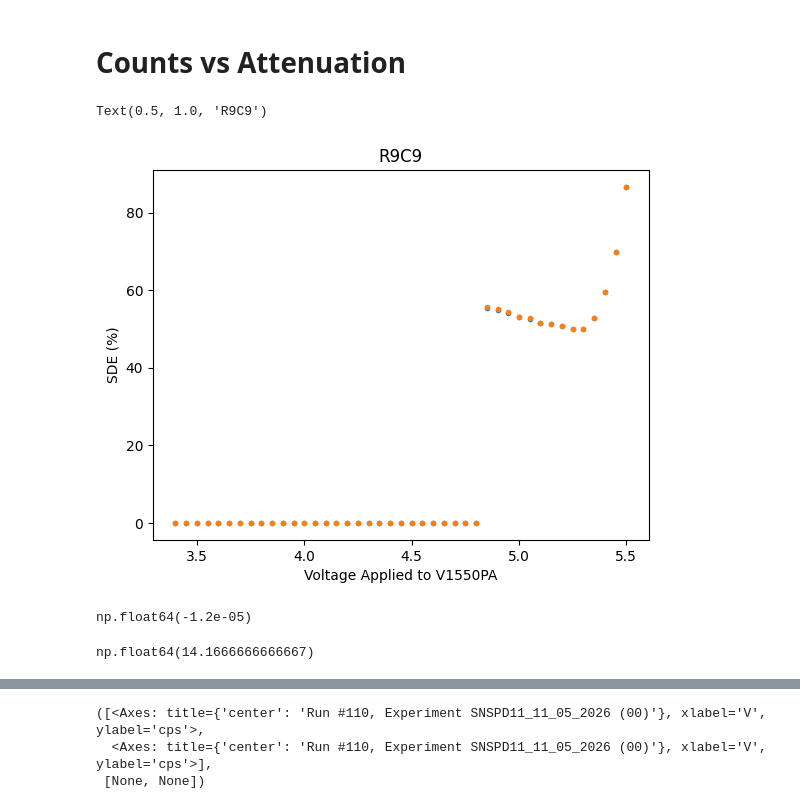
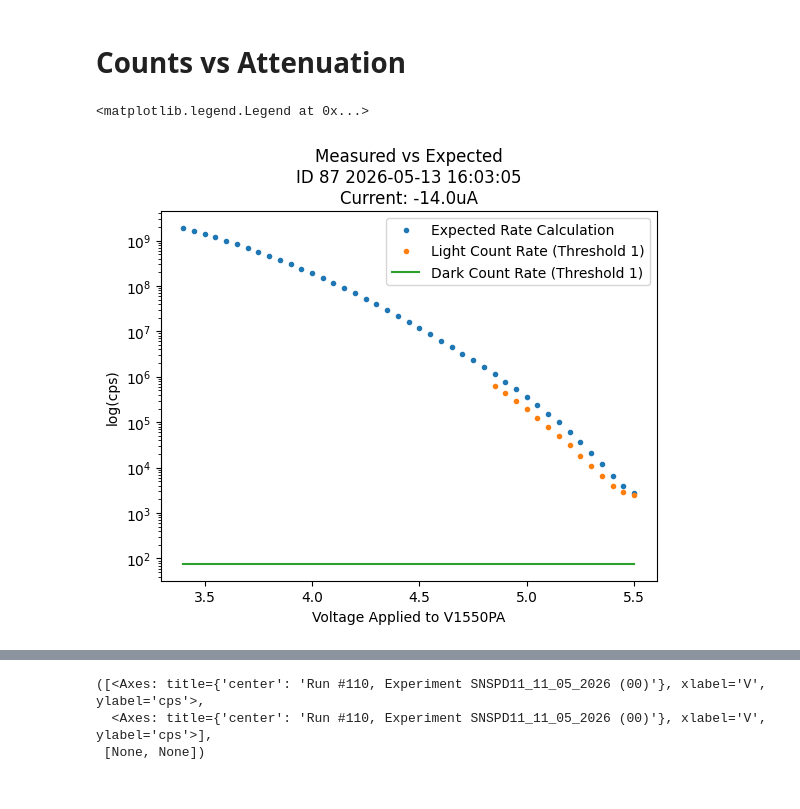
Before and after one commit to QNLSydney/snspd, a Jupyter notebook: SNSPD2/SNSPD11_Line_1_Analysis.ipynb, the cells around one changed output, grey strips where cells are left out. Saved outputs shown, nothing was run; the diff lists cells and outputs as text; code cells hidden in the pictures.

```diff
--- a/SNSPD2/SNSPD11_Line_1_Analysis.ipynb
+++ b/SNSPD2/SNSPD11_Line_1_Analysis.ipynb
@@ -145,20 +185,29 @@ Text(0.5, 1.0, 'R9C9')
 # %% [markdown]
 # Counts vs Attenuation
 # %%
-current = load_by_id(params.device_line_1['IDs']['counts_vs_attenuation']['run1']).get_parameter_data()['yoko_current']['yoko_current']
-v_attenuator = np.arange(params.att_blue_v_attenuator_range['start'], params.att_blue_v_attenuator_range['stop'],  params.att_blue_v_attenuator_range['step'])
-light_counts1 = load_by_id(params.device_line_1['IDs']['counts_vs_attenuation']['run1']).get_parameter_data()['CR1']['CR1']
-light_counts2 = load_by_id(params.device_line_1['IDs']['counts_vs_attenuation']['run1']).get_parameter_data()['CR2']['CR2']
+IDnp = params.NphotonsID['vs_dB']
+Nphotons = load_by_id(IDnp).get_parameter_data()['Nphotons']['Nphotons']
+
+ID = params.device_line_1['IDs']['counts_vs_attenuation']['run1']
+current = load_by_id(ID).get_parameter_data()['yoko_current']['yoko_current']
+v_attenuator = np.arange(params.att_blue_v_attenuator_range['start'],
+                         params.att_blue_v_attenuator_range['stop'],
+                         params.att_blue_v_attenuator_range['step'])
+light_counts1 = load_by_id(ID).get_parameter_data()['CR1']['CR1']
+
 dark_counts1 = load_by_id(params.device_line_1['IDs']['dark_counts']).get_parameter_data()['CR1']['CR1'][idx] # select dark counts at 14uA
-dark_counts2 = load_by_id(params.device_line_1['IDs']['dark_counts']).get_parameter_data()['CR2']['CR2'][idx]
 
-SDE1 = (light_counts1[~np.isnan(light_counts1)]-dark_counts1[~np.isnan(dark_counts1)])/Nphotons[::-1]
-SDE2 = (light_counts2[~np.isnan(light_counts2)]-dark_counts2[~np.isnan(dark_counts2)])/Nphotons[::-1]
-plt.plot(v_attenuator[::-1], 100*SDE1, '.')
-plt.plot(v_attenuator[::-1], 100*SDE2, '.')
-plt.ylabel('SDE (%)')
+
+plt.semilogy(v_attenuator[::-1], Nphotons[::-1], '.', label='Expected Rate Calculation')
+plt.semilogy(v_attenuator[::-1], light_counts1[~np.isnan(light_counts1)], '.', label='Light Count Rate (Threshold 1)')
+
+dcr1line = np.ones_like(Nphotons[::-1])*dark_counts1
+plt.semilogy(v_attenuator[::-1], dcr1line, '-', label='Dark Count Rate (Threshold 1)')
+
+plt.ylabel('log(cps)')
 plt.xlabel(f'Voltage Applied to {params.att_blue_name}')
-plt.title(params.device_line_1['name'])
+plt.title(params.make_title(ID=ID, title='Measured vs Expected', extra=f'Current: {current[0]*1e6}uA'))
+plt.legend()
 # %% [output]
-Text(0.5, 1.0, 'R9C9')
+<matplotlib.legend.Legend at 0x...>
-[figure, old version]
+[figure, new version]
@@ -168,4 +213,0 @@ current = load_by_id(IDsweep).get_parameter_data()['yoko_current']['yoko_current
-# %%
-current
-# %% [output]
-np.float64(-1.2e-05)
@@ -174,4 +213,0 @@ dark_counts1 = load_by_id(params.device_line_1['IDs']['dark_counts']).get_parame
-# %%
-dark_counts1[20]
-# %% [output]
-np.float64(14.1666666666667)
```
Also changed, not shown: parts of 62 cells of this notebook, 2 other files.
